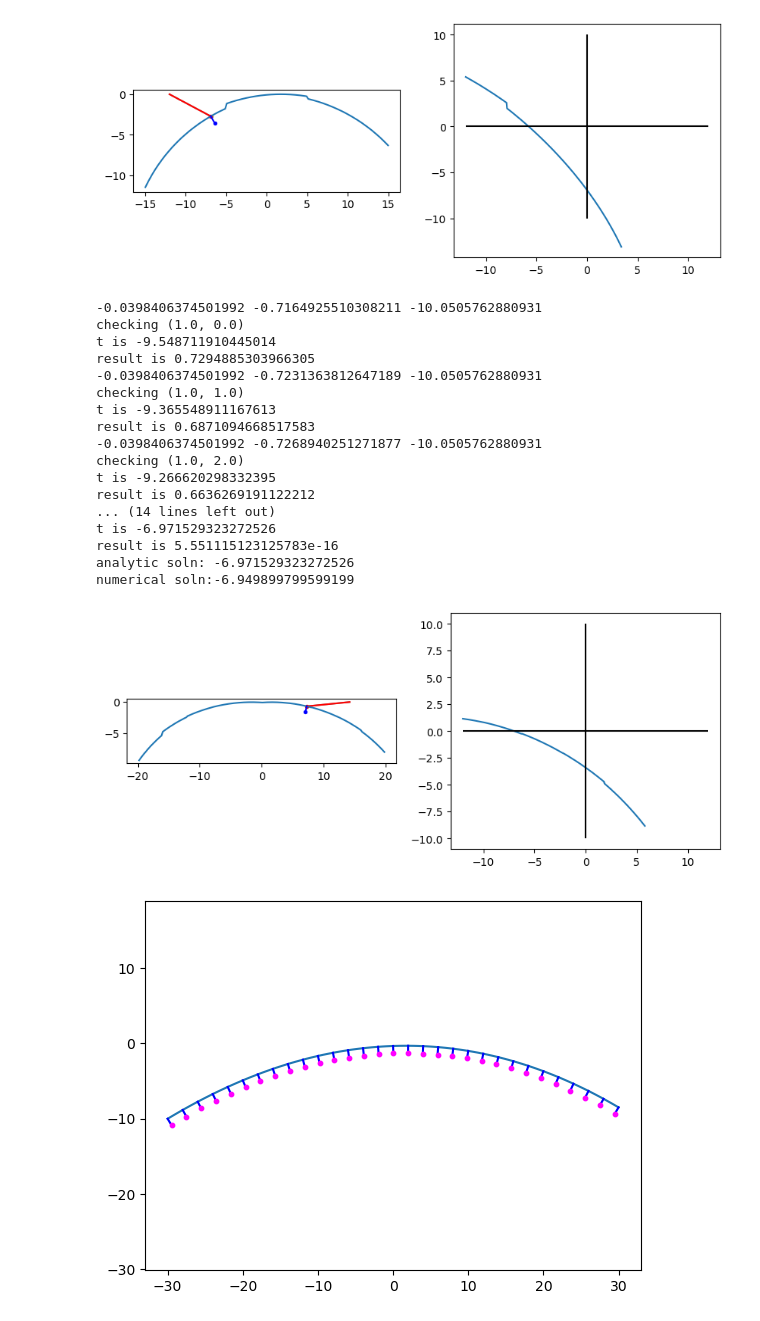
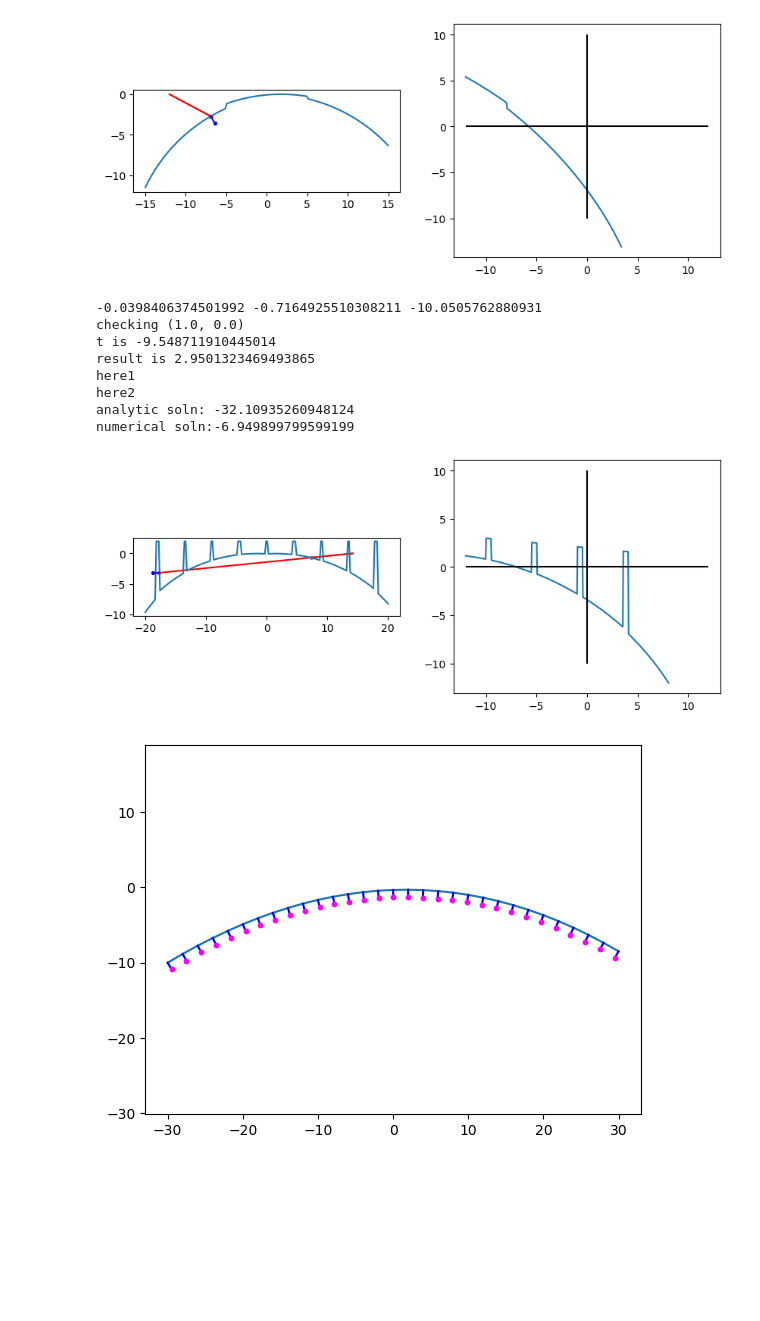
Before and after one commit to ellenle3/ifugen, a Jupyter notebook: python/surface_generator.ipynb, the cells around one changed output. Drawn from its saved outputs; the diff is of its cells as text; code cells hidden in the pictures; blank space fills up the shorter version.

```diff
--- a/python/surface_generator.ipynb
+++ b/python/surface_generator.ipynb
@@ -184,7 +184,7 @@ c = 1/r
 k = 0
 xgap_width = 0
 xgap_depth = 3
-ygap_width = 0
+ygap_width = 0.5
 ygap_depth = 2
 p = ImageSlicerParams(n_each, n_rows, n_cols, mode, trace_walls, active_x, active_y, dalpha, dbeta, dgamma, alpha_cen, beta_cen, gamma_cen, dx, dy, c, k, xgap_width, xgap_depth, ygap_width, ygap_depth)
 
@@ -218,47 +218,38 @@ for i,t1 in enumerate(t):
 idx = np.nanargmin(np.abs(feval))
 tnum = t[idx]
 print("numerical soln:" + str(tnum))
 
 fig, axs = plt.subplots(nrows=1, ncols=2, figsize=(10,4))
 axs[0].plot(y, surf)
 
 # Draw analytically calculated ray and surface normal
 axs[0].plot([ray_in.yt, ray_out.ys], [0, ray_out.zs], c='r', zorder=1)
 axs[0].scatter([ray_out.ys], [ray_out.zs], c='r', s=8, zorder=1)
 axs[0].plot([ray_out.ys, ray_out.ys + ray_out.mn], [ray_out.zs, ray_out.zs + ray_out.nn], c='b')
 axs[0].scatter([ray_out.ys + ray_out.mn], [ray_out.zs + ray_out.nn], c='b', s=8, zorder=10)
 
 # Numerically determined ray
 axs[0].plot([ray_in.yt, ray_in.yt + tnum*ray_in.m], [0, tnum*ray_in.n], c='gray', zorder=0)
 axs[0].scatter([ray_in.yt + tnum*ray_in.m], [tnum*ray_in.n], c='gray', s=8, zorder=0)
 
 axs[0].set_aspect("equal")
 
 axs[1].plot(t, feval)
 axs[1].hlines(0, t[0], t[-1], colors='k')
 axs[1].vlines(0, -10, 10, colors='k')
 #axs[1].set_ylim(np.nanmin(feval), np.nanmax(feval))
 
 plt.show()
 # %% [output]
 -0.0398406374501992 -0.7164925510308211 -10.0505762880931
 checking (1.0, 0.0)
 t is -9.548711910445014
-result is 0.7294885303966305
--0.0398406374501992 -0.7231363812647189 -10.0505762880931
-checking (1.0, 1.0)
-t is -9.365548911167613
-result is 0.6871094668517583
--0.0398406374501992 -0.7268940251271877 -10.0505762880931
-checking (1.0, 2.0)
-t is -9.266620298332395
-result is 0.6636269191122212
-... (14 lines left out)
-t is -6.971529323272526
-result is 5.551115123125783e-16
-analytic soln: -6.971529323272526
+result is 2.9501323469493865
+here1
+here2
+analytic soln: -32.10935260948124
 numerical soln:-6.949899799599199
-[figure, old version]
+[figure, new version]
 # %%
 #sag_func = tilted_plane_sag
 #surface_norm_func = tilted_plane_surface_normal
```
Also changed, not shown: 8 other files.
